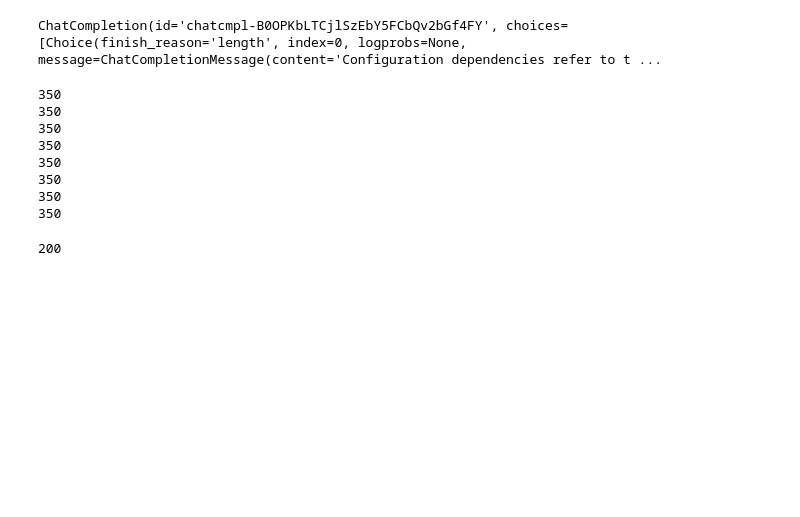
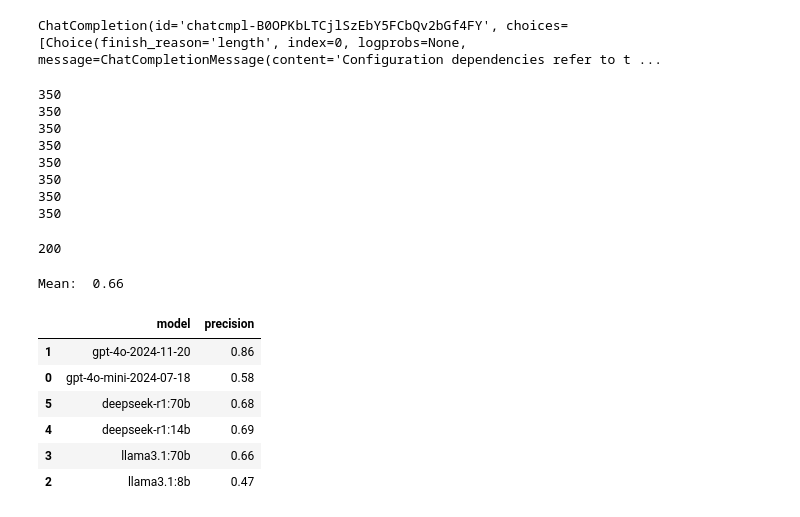
Before and after one commit to AI-4-SE/rag-config-val, a Jupyter notebook: test.ipynb, the cells around one changed output. Saved outputs shown, nothing was run; the diff lists cells and outputs as text; code cells hidden in the pictures; blank space fills up the shorter version.

Commit message:
Add evaluation results

```diff
--- a/test.ipynb
+++ b/test.ipynb
@@ -494,3 +494,43 @@ def check_generations(generation_file: str, num_generations: int):
 generation_file = "data/evaluation/generation_results/train_dependencies_config5.json"
 
 check_generations(generation_file=generation_file, num_generations=2)
+# %%
+import pandas as pd
+
+
+df = pd.read_csv("data/evaluation/validation_effectiveness/config8.csv")
+
+metric = "precision"
+
+df = df[["model", metric]]
+
+# Define the custom order for the 'model' column
+model_order = [
+    "gpt-4o-2024-11-20",
+    "gpt-4o-mini-2024-07-18",
+    "deepseek-r1:70b",
+    "deepseek-r1:14b",
+    "llama3.1:70b",
+    "llama3.1:8b"
+]
+
+# Convert the 'model' column to a categorical type with the specified order
+df['model'] = pd.Categorical(df['model'], categories=model_order, ordered=True)
+
+
+
+# Sort the DataFrame by the 'model' column
+df = df.sort_values(by="model")
+
+print("Mean: ", round(df[metric].mean(), 2))
+
+df
+# %% [output]
+Mean:  0.66
+|  | model | precision |
+| 1 | gpt-4o-2024-11-20 | 0.86 |
+| 0 | gpt-4o-mini-2024-07-18 | 0.58 |
+| 5 | deepseek-r1:70b | 0.68 |
+| 4 | deepseek-r1:14b | 0.69 |
+| 3 | llama3.1:70b | 0.66 |
+| 2 | llama3.1:8b | 0.47 |
```
Also changed, not shown: 13 other files.
